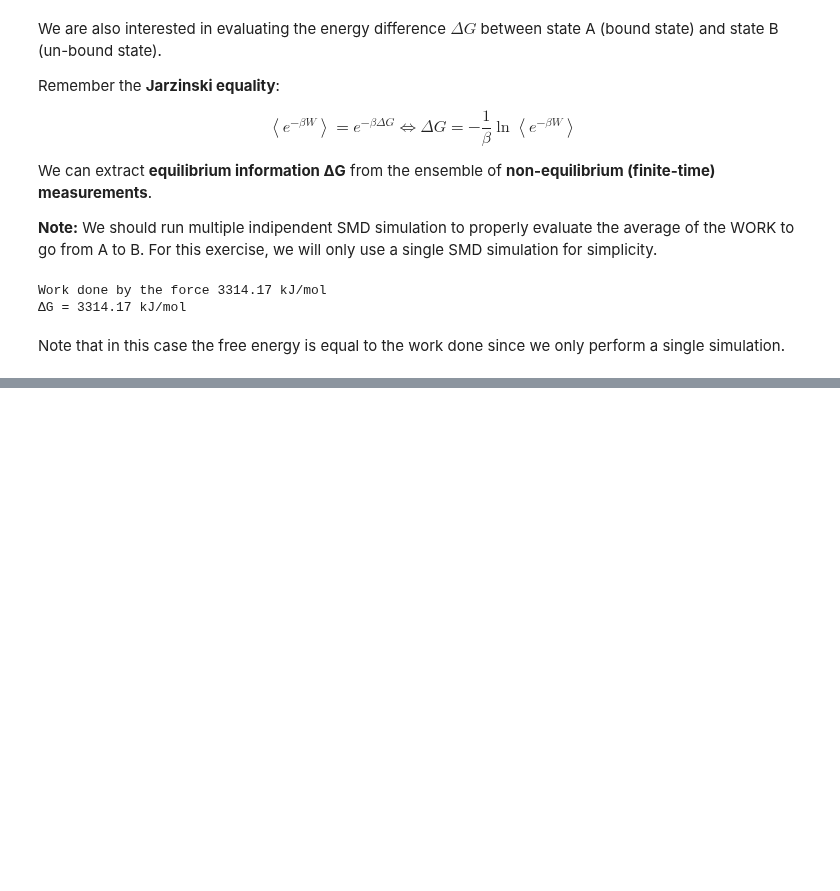
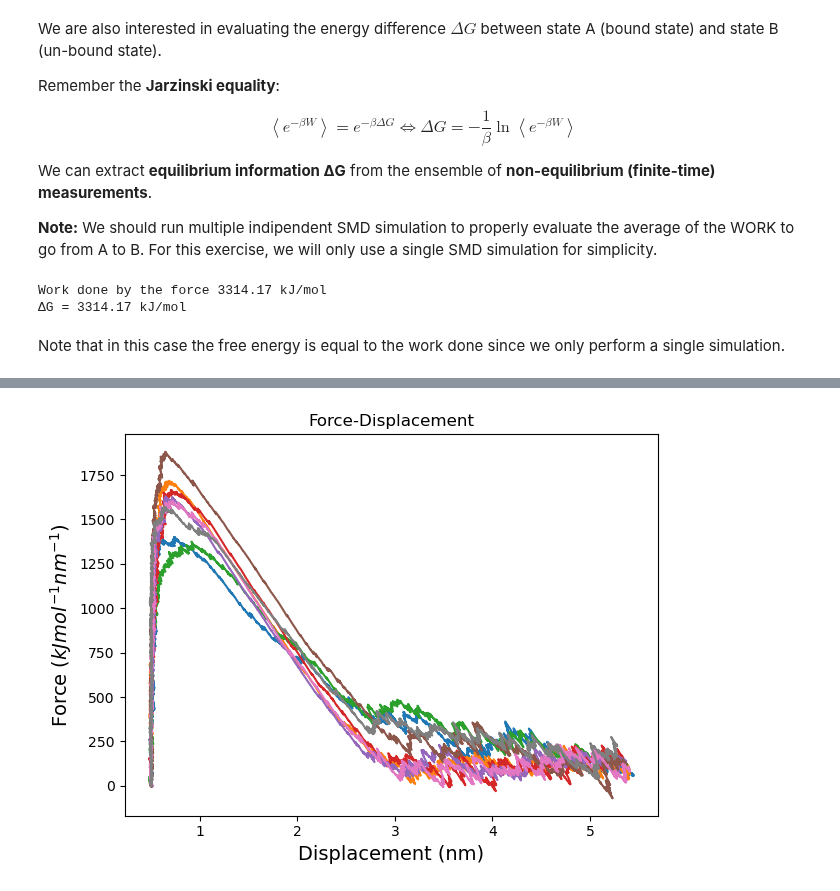
Before and after one commit to lorenzopallante/BiomeccanicaMultiscala, a Jupyter notebook: LAB/08-SMD/08-SteeredMD.ipynb, the cells around one changed output, grey strips where cells are left out. Drawn from its saved outputs; the diff is of its cells as text; code cells hidden in the pictures; blank space fills up the shorter version.

```diff
--- a/LAB/08-SMD/08-SteeredMD.ipynb
+++ b/LAB/08-SMD/08-SteeredMD.ipynb
@@ -618,0 +634,17 @@ Note that in this case the free energy is equal to the work done since we only p
+# %%
+%%bash
+for i in {1..10}
+do
+    # create the directory for the i-esim SMD simulation
+    mkdir -p 03-multiple_pull/pull_$i
+
+    # create equilibration tpr and run equilibration
+    # each replica has a different velocity distribution (gen-vel=yes in the npt.mdp file)
+    gmx grompp -f data/npt.mdp -c 00-em/em.gro -p topol.top -r 00-em/em.gro -o 03-multiple_pull/pull_$i/npt.tpr -maxwarn 2 >/dev/null 2>&1
+    gmx mdrun -deffnm 03-multiple_pull/pull_$i/npt -v >03-multiple_pull/pull_$i/npt_run.out 2>&1
+
+    # run the SMD simulation
+    gmx grompp -f data/pull.mdp -c 03-multiple_pull/pull_$i/npt.gro -p topol.top -r 03-multiple_pull/pull_$i/npt.gro -n index.ndx -t 03-multiple_pull/pull_$i/npt.cpt -o 03-multiple_pull/pull_$i/pull.tpr -maxwarn 2 >/dev/null 2>&1
+    gmx mdrun -deffnm 03-multiple_pull/pull_$i/pull -v >03-multiple_pull/pull_$i/pull_run.out 2>&1
+
+done
@@ -618,0 +660,38 @@ Note that in this case the free energy is equal to the work done since we only p
+# %%
+import matplotlib.pyplot as plt
+import numpy as np
+
+#load data
+data_f = []
+data_d = []
+forces = []
+displacements = []
+
+# create figure for plot
+fig,ax = plt.subplots(1,1)
+
+# load data for each simulation
+for i in range(1,9):
+
+    # load data
+    data_f = np.loadtxt("03-multiple_pull/pull_" + str(i) + "/pull_pullf.xvg",comments=["#","@"])
+    data_d = np.loadtxt("03-multiple_pull/pull_" + str(i) + "/pull_pullx.xvg",comments=["#","@"])
+
+    # retrieve data
+    time=data_f[:,0]
+    force = data_f[:,1]
+    displacement = data_d[:,1]
+
+    # append data to lists
+    forces.append(force)
+    displacements.append(displacement)
+
+    # plot with matplotlib
+    plt.plot(displacement,force)
+
+plt.xlabel("Displacement (nm)",size=14)
+plt.ylabel("Force ($kJmol^{-1}nm^{-1}$)",size=14)
+plt.title("Force-Displacement")
+plt.tight_layout()
+# %% [output]
+[figure, added]
```
Also changed, not shown: parts of 10 cells of this notebook.
